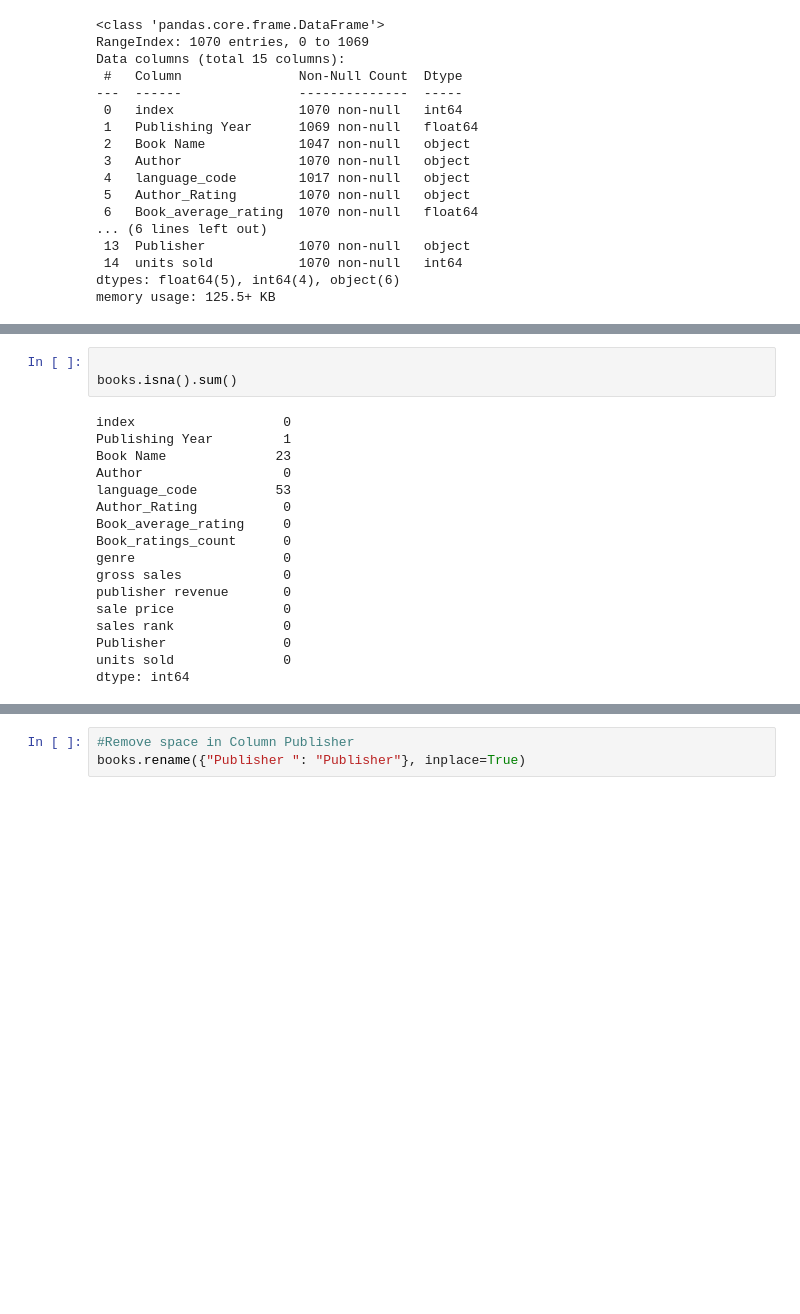
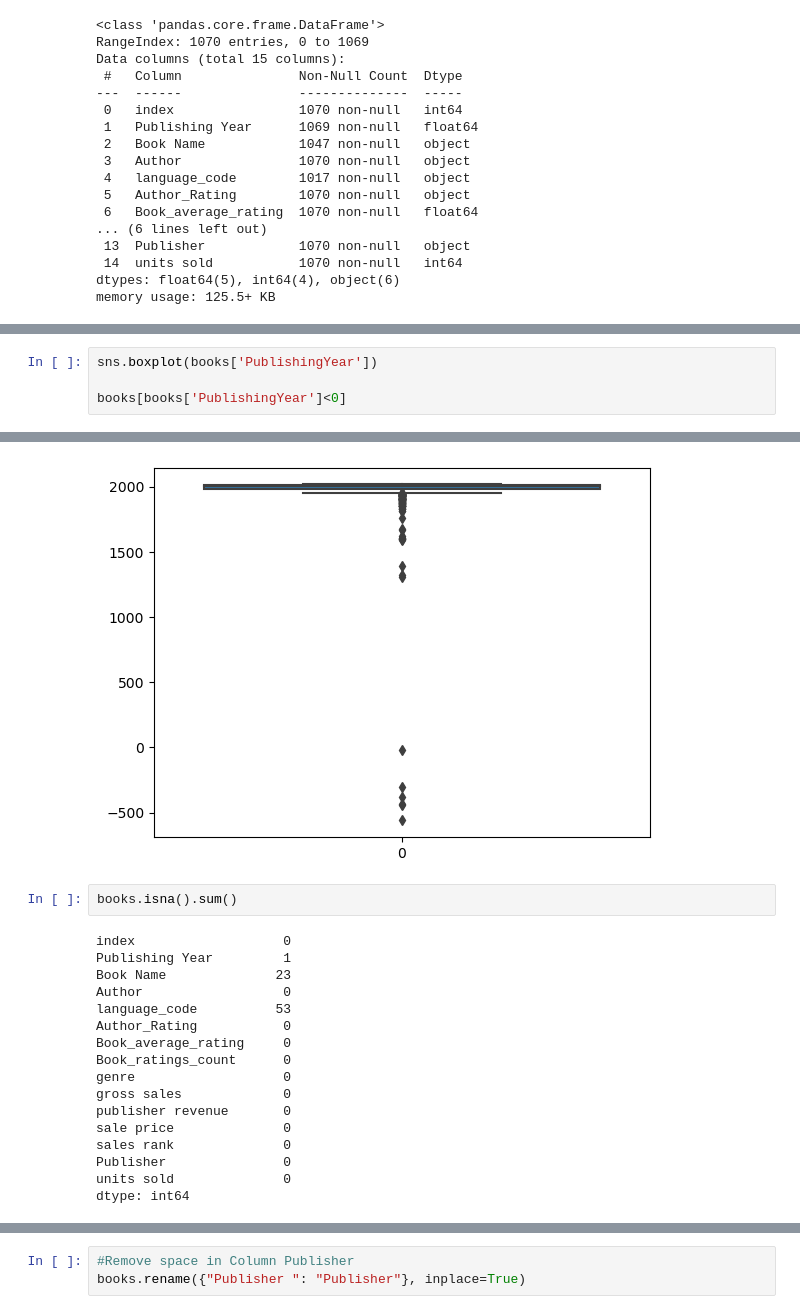
Before and after one commit to AichaELMouta/Books_sales_Regression, a Jupyter notebook: Book_sales.ipynb, the cells around one changed output, grey strips where cells are left out. Saved outputs shown, nothing was run; the diff lists cells and outputs as text; blank space fills up the shorter version.

```diff
--- a/Book_sales.ipynb
+++ b/Book_sales.ipynb
@@ -41,0 +68,5 @@ memory usage: 125.5+ KB
+# %%
+sns.boxplot(books['PublishingYear'])
+
+books[books['PublishingYear']<0]
+# %% [output]
@@ -42,5 +80,5 @@ memory usage: 125.5+ KB
+[figure, added]
 # %%
-
 books.isna().sum()
 # %% [output]
 index                   0
```
Also changed, not shown: parts of 13 cells of this notebook.
